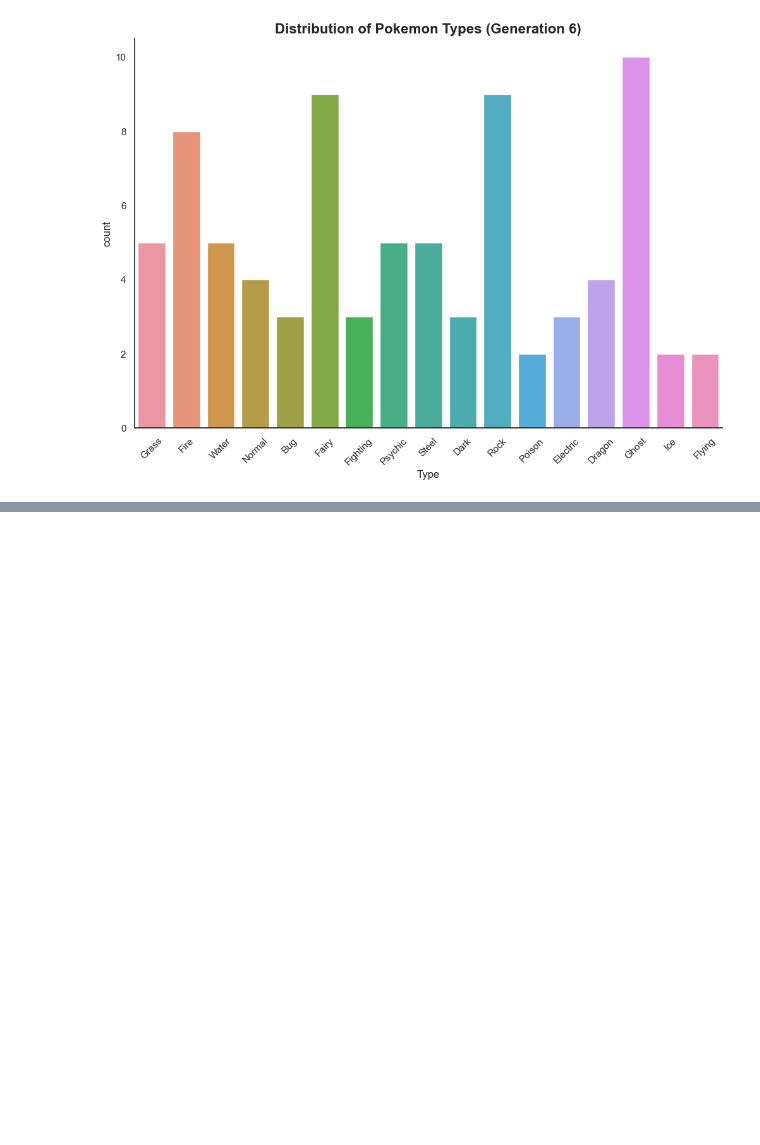
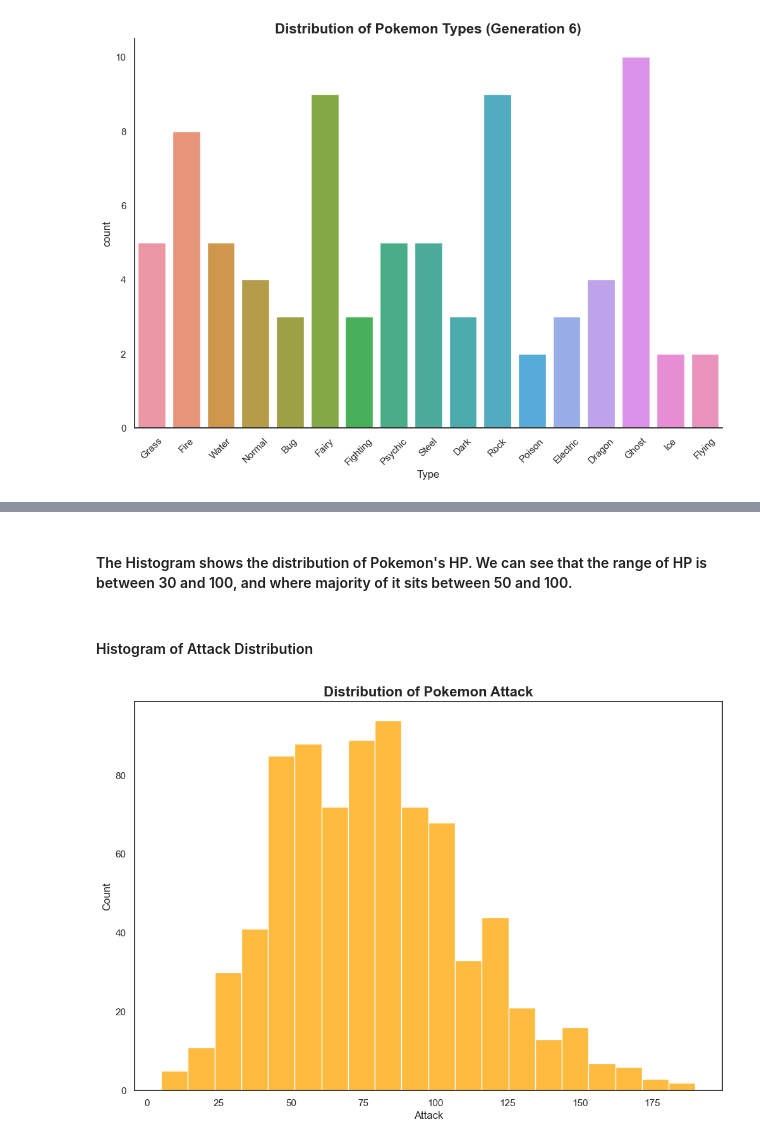
Before and after one commit to ItzChaBoiGhoza/Pokemon-Data-Report, a Jupyter notebook: Pokemon Report Notebook.ipynb, the cells around one changed output, grey strips where cells are left out. Saved outputs shown, nothing was run; the diff lists cells and outputs as text; code cells hidden in the pictures; blank space fills up the shorter version.

```diff
--- a/Pokemon Report Notebook.ipynb
+++ b/Pokemon Report Notebook.ipynb
@@ -246,0 +274,11 @@ plt.show()
+# %% [markdown]
+#### The Histogram shows the distribution of Pokemon's HP. We can see that the range of HP is between 30 and 100, and where majority of it sits between 50 and 100.
+# %% [markdown]
+#### Histogram of Attack Distribution
+# %%
+plt.figure(figsize = (12,8))
+sns.histplot(data = data, x = 'Attack', bins = 20, color = 'Orange')
+plt.title('Distribution of Pokemon Attack', fontsize = 16, weight = 'bold')
+plt.show()
+# %% [output]
+[figure, added]
```
Also changed, not shown: parts of 48 cells of this notebook.
